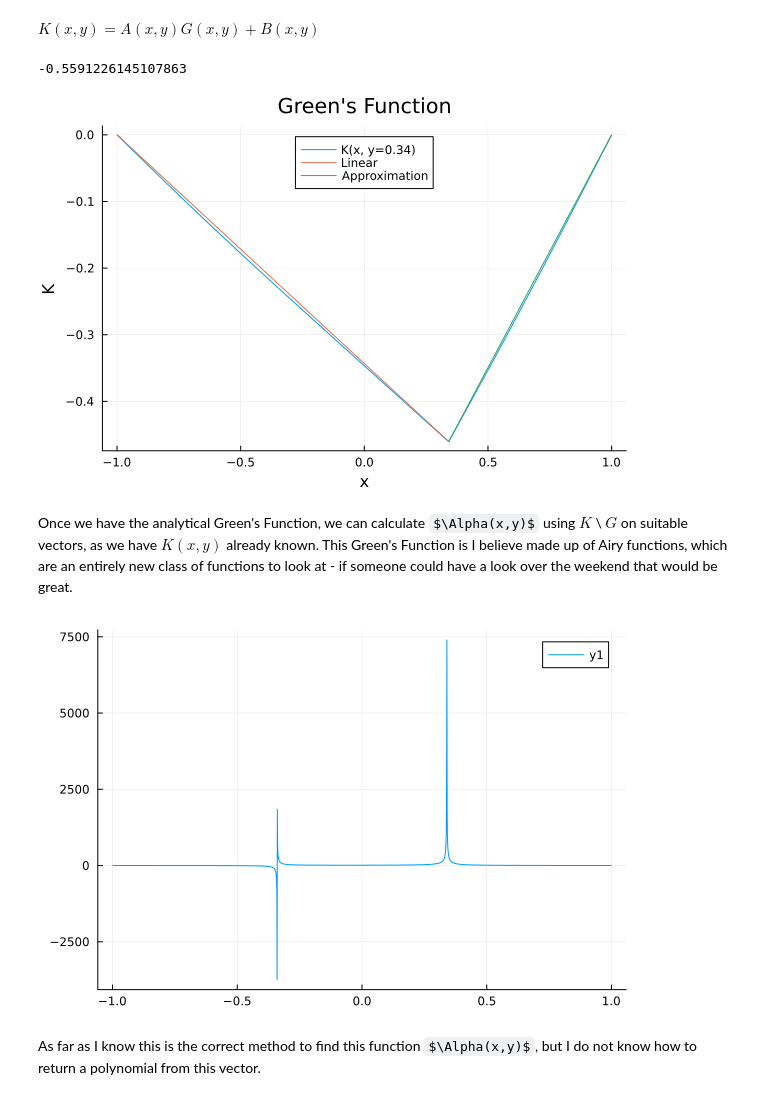
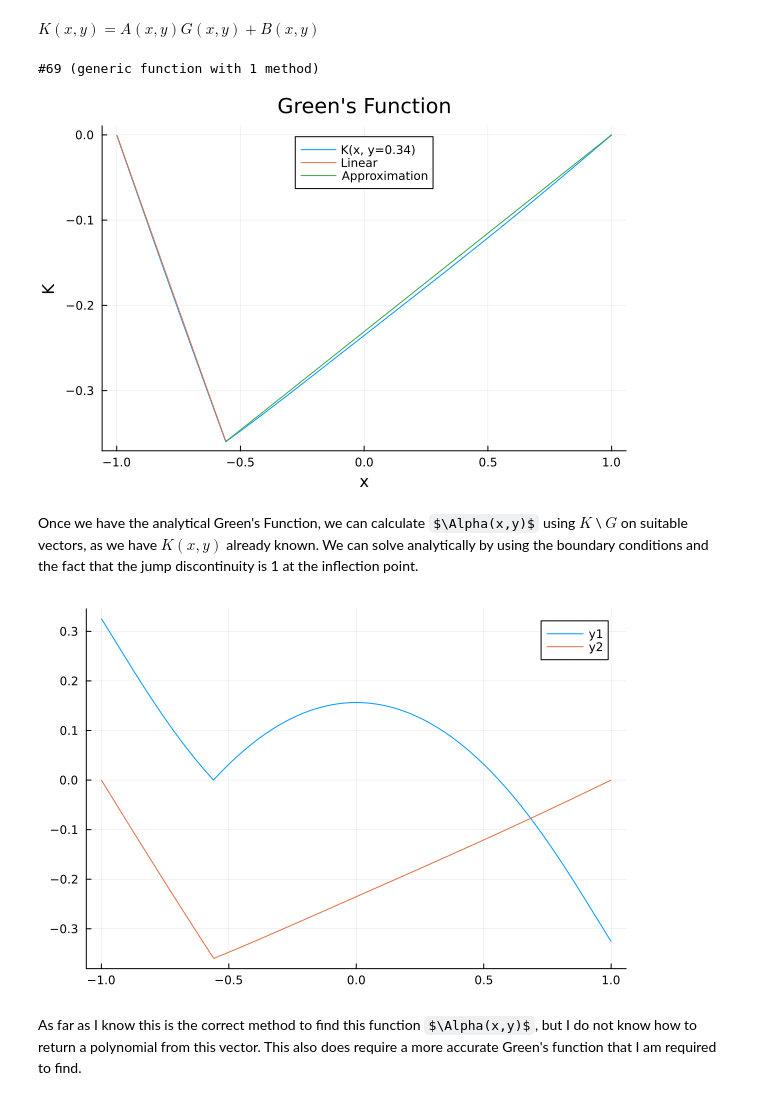
Before and after one commit to cgjunior3-14/M2R-Learning-Greens-Functions, a Jupyter notebook: 1D interpolation.ipynb, the cells around one changed output. Cells and saved outputs as stored; diff of their text form; code cells hidden in the pictures; some formulas as TeX source.

```diff
--- a/1D interpolation.ipynb
+++ b/1D interpolation.ipynb
@@ -230,7 +230,7 @@ Z = x_inner.^2
 T = SymTridiagonal(ones(n).*(-2/h^2 .+ Z),ones(n-1)*1/h^2)
 # Right-hand side: approximate δ(x - y) at y
 f_2 = zeros(n)
-y = 0.34
+y = -0.56
 i_y = argmin(abs.(x.-y))  # index closest to y
 f_2[i_y] = 1/h  # spike approximating δ
 
@@ -247,32 +247,31 @@ $K(x,y) = A(x,y)G(x,y) + B(x,y)$
 # this should be a linear fit for the two halves of the vector K
 f_left = z -> z*(K[1] - K[i_y])/(x[1] - x[i_y]) + (K[1] - K[i_y])/(x[1] - x[i_y])
 f_right = z -> z*(K[i_y] - K[n])/(x[i_y] - x[n]) - (K[n] - K[i_y])/(x[n] - x[i_y])
-f_right(0.2)
 # %% [output]
--0.5591226145107863
+#69 (generic function with 1 method)
 # %%
 plot(x_inner, K, label = "K(x, y=0.34)", xlabel = "x", ylabel = "K", title = "Green's Function", legend = :top)
 plot!(x_inner[1:i_y], f_left, label = "Linear", xlabel = "x", ylabel = "K", title = "Green's Function", legend = :top)
 plot!(x_inner[i_y:n], f_right, label = "Approximation", xlabel = "x", ylabel = "K", title = "Green's Function", legend = :top)
 # %% [output]
-[figure, old version]
+[figure, new version]
 # %% [markdown]
 Once we have the analytical Green's Function, we can calculate $\Alpha(x,y)$ using $K $ \ $ G$ on suitable vectors, as we have $K(x,y)$ already known.
-This Green's Function is I believe made up of Airy functions, which are an entirely new class of functions to look at - if someone could have a look over the weekend that would be great.
+We can solve analytically by using the boundary conditions and the fact that the jump discontinuity is 1 at the inflection point.
 # %%
 using SpecialFunctions
-function G(x,y)
+function G(x,y) #this is not the correct Green's Function
     if x ≤ y
-        return pi*(airyai(x^2/2) * airyaiprime(y^2/2) - airyai(y^2/2) * airyaiprime(x^2/2))/y
+        return pi*(airyai(-x^2) * airybi(-y^2) - airyai(-y^2) * airybi(-x^2))/2
     elseif x > y
-        return pi*(airyai(y^2/2) * airyaiprime(x^2/2) - airyai(x^2/2) * airyaiprime(y^2/2))/y
+        return pi*(airyai(-y^2) * airybi(-x^2) - airyai(-x^2) * airybi(-y^2))/2
     end
 end
-
 G_vec = [G(z,y) for z in x_inner]
 Α = K ./ G_vec
-plot(x_inner, Α)
+plot(x_inner, G_vec)
+plot!(x_inner, K)
 # %% [output]
-[figure, old version]
+[figure, new version]
 # %% [markdown]
-As far as I know this is the correct method to find this function $\Alpha(x,y)$, but I do not know how to return a polynomial from this vector.
+As far as I know this is the correct method to find this function $\Alpha(x,y)$, but I do not know how to return a polynomial from this vector. This also does require a more accurate Green's function that I am required to find.
```
Also changed, not shown: parts of 1 cell of this notebook.
